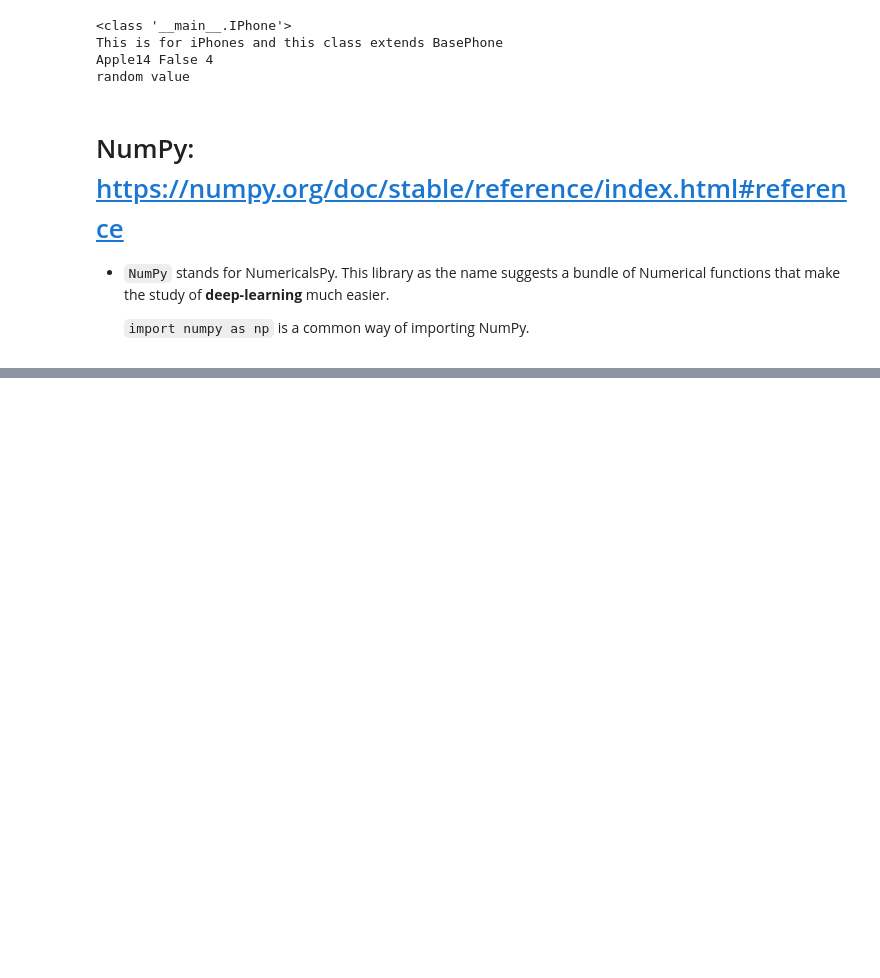
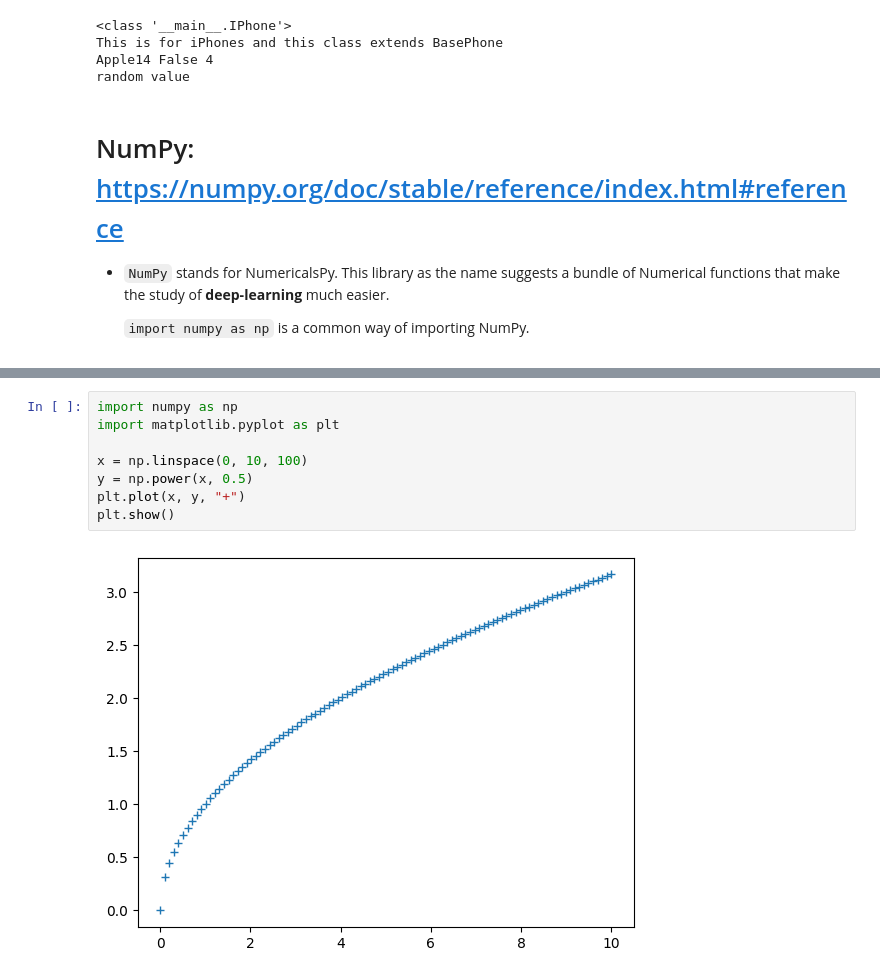
Before and after one commit to puttarajkoliwad/python_beginner, a Jupyter notebook: Copy_of_basics.ipynb, the cells around one changed output, grey strips where cells are left out. Saved outputs shown, nothing was run; the diff lists cells and outputs as text; blank space fills up the shorter version.

```diff
--- a/Copy_of_basics.ipynb
+++ b/Copy_of_basics.ipynb
@@ -514,0 +579,10 @@ print(A.sum(axis = 1)) # prints sum of elements of each row
+# %%
+import numpy as np
+import matplotlib.pyplot as plt
+
+x = np.linspace(0, 10, 100)
+y = np.power(x, 0.5)
+plt.plot(x, y, "+")
+plt.show()
+# %% [output]
+[figure, added]
```
Also changed, not shown: parts of 14 cells of this notebook.
